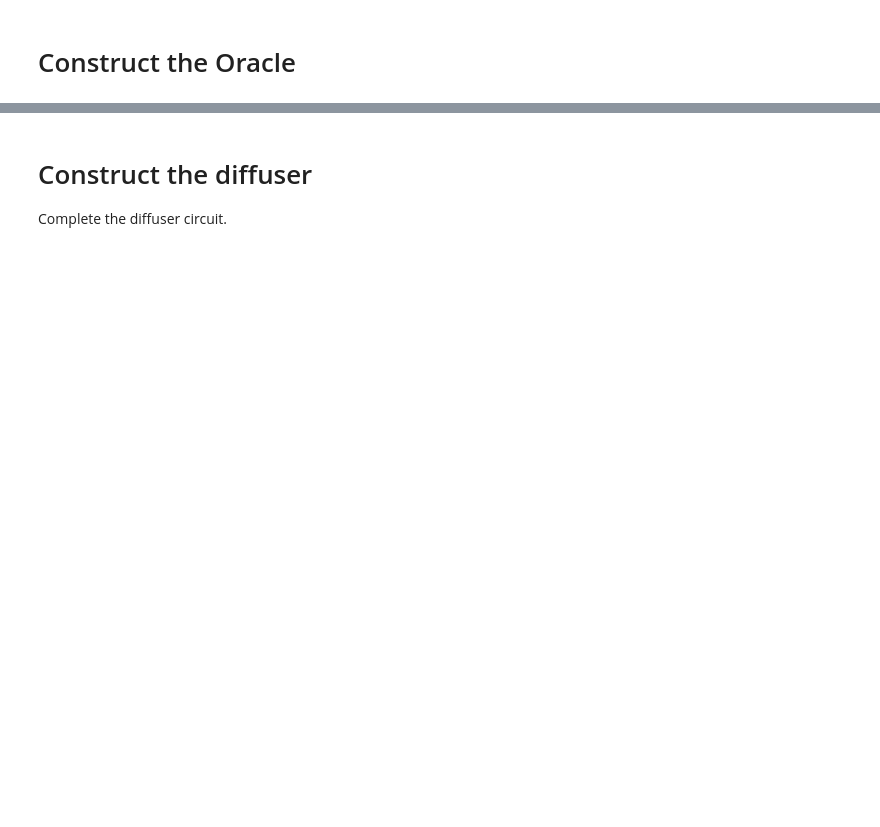
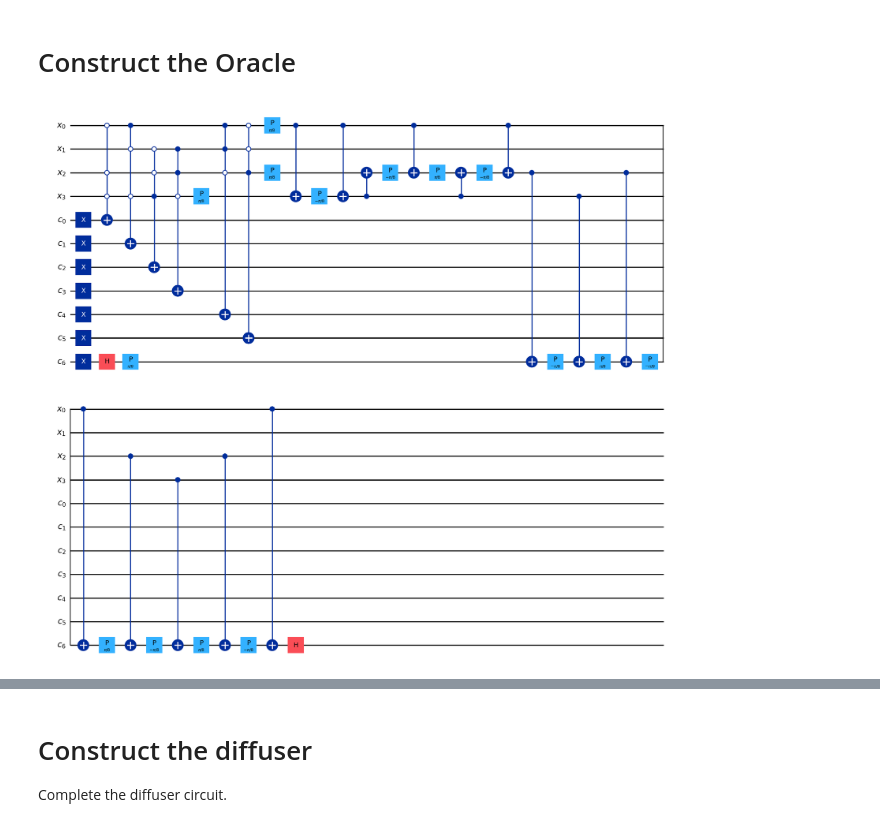
Before and after one commit to Garaii/Garaii, a Jupyter notebook: grover_notebook_EN.ipynb, the cells around one changed output, grey strips where cells are left out. Cells and saved outputs as stored; diff of their text form; code cells hidden in the pictures; blank space fills up the shorter version.

```diff
--- a/grover_notebook_EN.ipynb
+++ b/grover_notebook_EN.ipynb
@@ -140,33 +150,41 @@ clause_qubits = QuantumRegister(nb_clauses, name='c')
 # %%
 # Setup the clause circuit
 clauses_circuit = QuantumCircuit(var_qubits, clause_qubits)
 
 # Add each clause as a disjunction gate :
-
+for i in range(len(clauses)):
 # Clause 0
 # Convert the first clause into a quantum gate
-gate = logical_disjunction_to_gate(clauses[0])
-# Get the qubits associated with the first clause, including the variables involved in the clause.
-c_qubits = get_disjunction_qubits(clauses[0], clause_qubits[0], var_qubits)
-# Append the gate to the oracle circuit using the right qubits
-clauses_circuit.append(gate, c_qubits)
+  gate = logical_disjunction_to_gate(clauses[i])
+  # Get the qubits associated with the first clause, including the variables involved in the clause.
+  c_qubits = get_disjunction_qubits(clauses[i], clause_qubits[i], var_qubits)
+  # Append the gate to the oracle circuit using the right qubits
+  clauses_circuit.append(gate, c_qubits)
 
 # Clause 1
 # Write your code to append a gate associated to the second clause here #
-
+#gate = logical_disjunction_to_gate(clauses[1])
+#c_qubits = get_disjunction_qubits(clauses[1], clause_qubits[1], var_qubits)
+#clauses_circuit.append(gate, c_qubits)
 # Clause 2
 # Write your code to append a gate associated to the clause here #
-
+#gate = logical_disjunction_to_gate(clauses[2])
+#c_qubits = get_disjunction_qubits(clauses[2], clause_qubits[2], var_qubits)
+#clauses_circuit.append(gate, c_qubits)
 # ...
-
+#gate = logical_disjunction_to_gate(clauses[1])
+#c_qubits = get_disjunction_qubits(clauses[1], clause_qubits[1], var_qubits)
+#clauses_circuit.append(gate, c_qubits)
 # Clause 6
 # Write your code to append a gate associated to the clause here #
 
 
 # P.S : you can use for loops if you want.
 
 # Show the circuit :
 clauses_circuit.decompose(gates_to_decompose=['mcx'], reps=2).draw(output='mpl')
+# %% [output]
+[figure, added]
 # %%
 # Setup the oracle circuit
 oracle_circuit = QuantumCircuit(var_qubits, clause_qubits)
```
Also changed, not shown: parts of 9 cells of this notebook.
